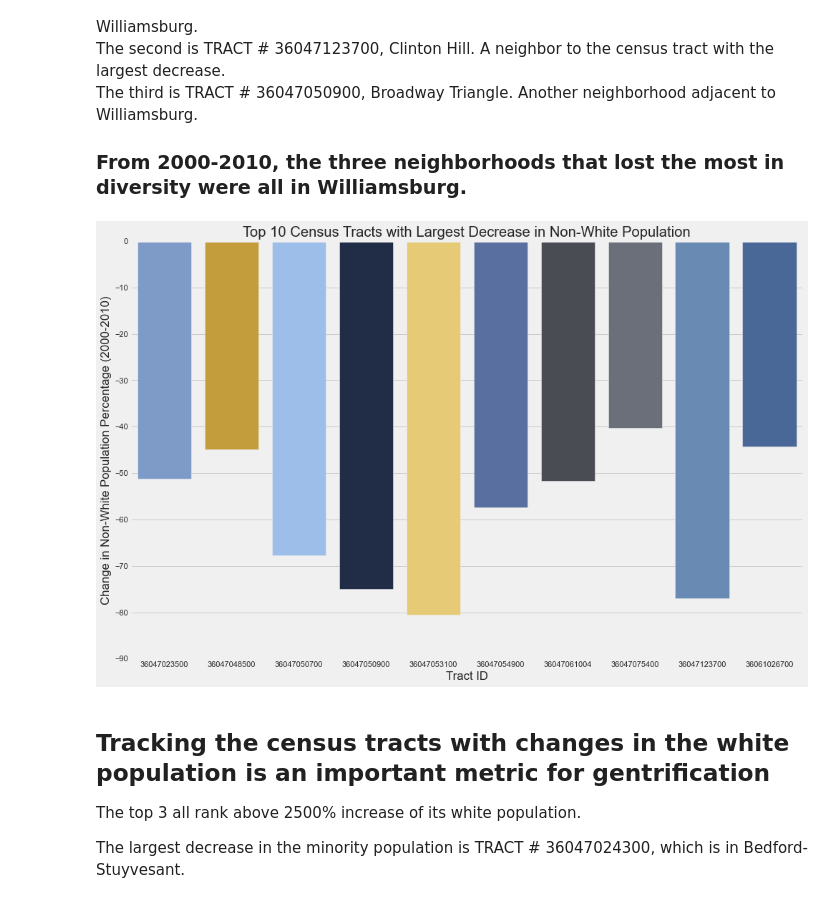
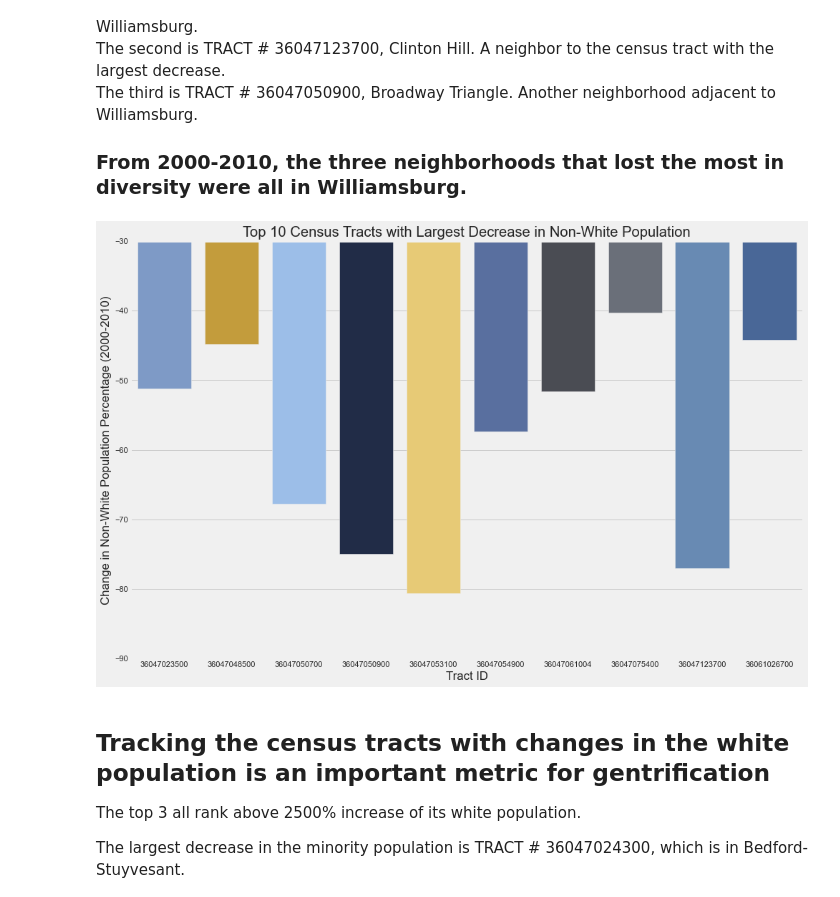
Before and after one commit to ptorres001/cluster_gentrification_new_york, a Jupyter notebook: 02_EDA.ipynb, the cells around one changed output. Drawn from its saved outputs; the diff is of its cells as text; code cells hidden in the pictures.

```diff
--- a/02_EDA.ipynb
+++ b/02_EDA.ipynb
@@ -200,11 +200,11 @@ The third is TRACT # 36047050900, Broadway Triangle. Another neighborhood adjace
 # %%
 ax = sns.barplot(y='NONWHT10%_NONWHT00%',x='TRACTID',data=df[df['NONWHT10%_NONWHT00%']<-40])
 
 ax.set(xlabel='Tract ID',ylabel='Change in Non-White Population Percentage (2000-2010)',
-       title = 'Top 10 Census Tracts with Largest Decrease in Non-White Population', ylim = (-90,0))
+       title = 'Top 10 Census Tracts with Largest Decrease in Non-White Population', ylim = (-90,-30))
 plt.savefig('Images/largest_decrease_nonwhite_pop.png', dpi=300, bbox_inches= 'tight', padding_inches = 4, transparent = True )
 # %% [output]
-[figure, old version]
+[figure, new version]
 # %% [markdown]
 ## Tracking the census tracts with changes in the white population is an important metric for gentrification
 
```
Also changed, not shown: parts of 3 cells of this notebook.
